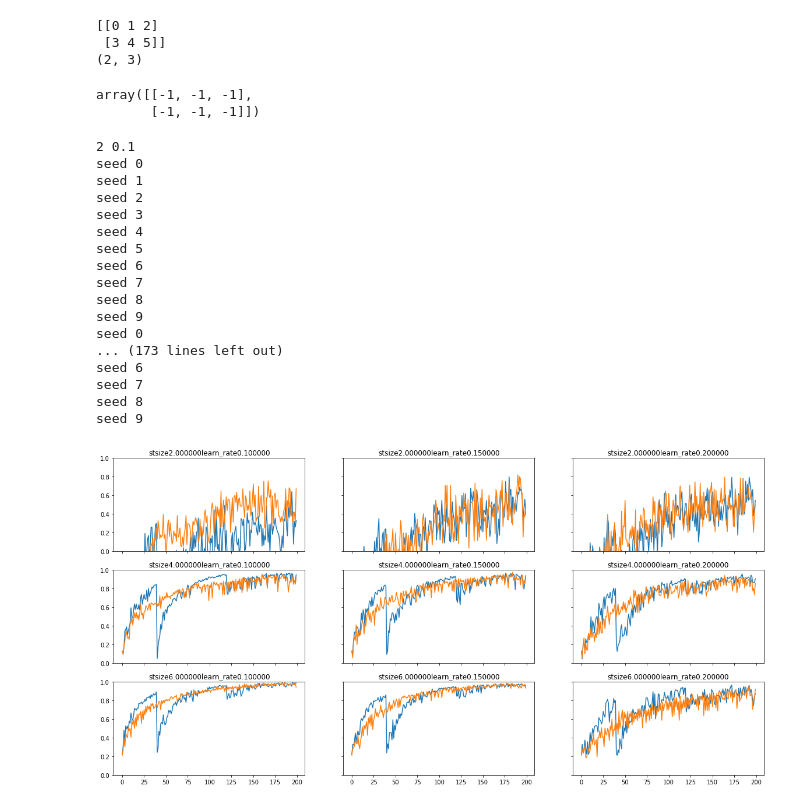
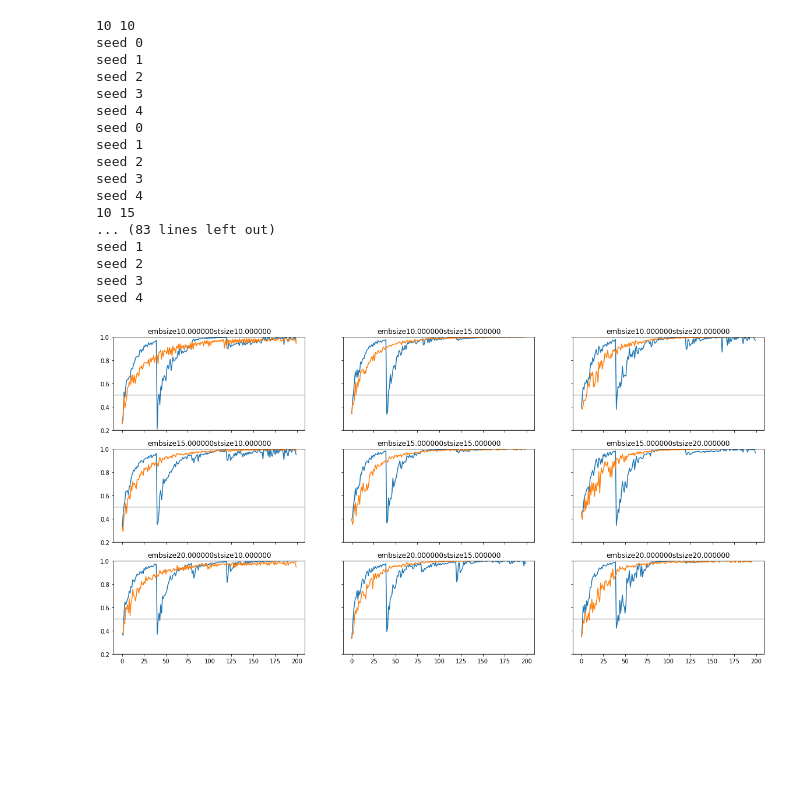
Before and after one commit to andrebeu/SEMCSW, a Jupyter notebook: NB-gs-small.ipynb, the cells around one changed output. Drawn from its saved outputs; the diff is of its cells as text; code cells hidden in the pictures; blank space fills up the shorter version.

```diff
--- a/NB-gs-small.ipynb
+++ b/NB-gs-small.ipynb
@@ -15,7 +15,7 @@ from CSWSEM import *
 
 gs_name = 'pdim1'
 # %%
-DEBUG=False
+DEBUG=0
 if DEBUG:
   NTRAIN=40
   NTEST=2
@@ -24,18 +24,6 @@ else:
   NTRAIN=160
   NTEST=40
   CONDL=['blocked','interleaved']
-# %%
-import numpy as np
-A = np.arange(6).reshape(2,3)
-B = A+1
-print(A),print(B.shape)
-np.sum([A,-B],0)
-# %% [output]
-[[0 1 2]
- [3 4 5]]
-(2, 3)
-array([[-1, -1, -1],
-       [-1, -1, -1]])
 # %%
 def run_batch_exp(num_seeds,sem_kwargs,exp_kwargs):
   """ wrap wround seeds for single paramconfig
@@ -71,12 +59,10 @@ sem_kwargs={
   'nosplit':0,
   'alfa':10000000,
   'lmda':0.1,
-  'seed':-99,
-  'rnn_kwargs': {
-    'stsize':-99,
-    'pdim':2,
-    'learn_rate':-99
-  }
+  'seed':np.random.randint(99),
+  'stsize':8,
+  'embsize':5,
+  'learn_rate':0.05
 }
 # %%
 ## GRIDSEARCH
@@ -88,63 +74,60 @@ sem_kwargs={
 # num_seeds = 3
 # rnngs=0
 
-n1 = 'stsize'
-L1 = [2,4,6]
-n2 = 'learn_rate'
-L2 = [.1,.15,.2]
-# n2 = 'pdim'
-# L2 = [2,5,10]
-num_seeds = 10
-rnngs=1
+n1 = 'embsize'
+L1 = [10,15,20]
+n2 = 'stsize'
+L2 = [10,15,20]
+# n2 = 'learn_rate'
+# L2 = [0.1,0.05,0.01]
+num_seeds = 5
+rnngs=0
 
 gsdataL = []
 for idx,(v1,v2) in enumerate(itertools.product(L1,L2)):
   print(v1,v2)
-  if rnngs:
-    sem_kwargs['rnn_kwargs'][n1] = v1
-    sem_kwargs['rnn_kwargs'][n2] = v2
-  else:
-    sem_kwargs[n1] = v1
-    sem_kwargs[n2] = v2
+  sem_kwargs[n1] = v1
+  sem_kwargs[n2] = v2
   exp_data = run_BIexp(num_seeds,sem_kwargs)
   gsdataL.append(exp_data)
 
 gsdata = pd.concat(gsdataL)
 gsdata = gsdata.groupby(['condition','trial',n1,n2]).mean().reset_index()
 # %% [output]
-2 0.1
+10 10
 seed 0
 seed 1
 seed 2
 seed 3
 seed 4
-seed 5
-seed 6
-seed 7
-seed 8
-seed 9
 seed 0
-... (173 lines left out)
-seed 6
-seed 7
-seed 8
-seed 9
+seed 1
+seed 2
+seed 3
+seed 4
+10 15
+... (83 lines left out)
+seed 1
+seed 2
+seed 3
+seed 4
 # %%
 ## PLT GRIDSEARCH
 f,axar = plt.subplots(3,3,figsize=(20,10),sharey=True,sharex=True);axar=axar.reshape(-1)
 
 for idx,(v1_,v2_) in enumerate(itertools.product(L1,L2)):
   ax = axar[idx]
   for c in CONDL:
     cdata = gsdata[(
       gsdata.condition==c)&(
       gsdata.loc[:,n1]==v1_)&(
       gsdata.loc[:,n2]==v2_)
     ]
     acc = 1-cdata.loss
     ax.plot(np.arange(len(acc)),acc)
   ax.set_title('%s%f%s%f'%(n1,v1_,n2,v2_))
-  ax.set_ylim(0,1)
-plt.savefig('figures/gs-%s&%s'%(n1,n2))
+  ax.set_ylim(0.2,1)
+  ax.axhline(0.5,c='k',lw=.3)
+# plt.savefig('figures/gs-%s&%s'%(n1,n2))
 # %% [output]
-[figure, old version]
+[figure, new version]
```
Also changed, not shown: 2 other files.
